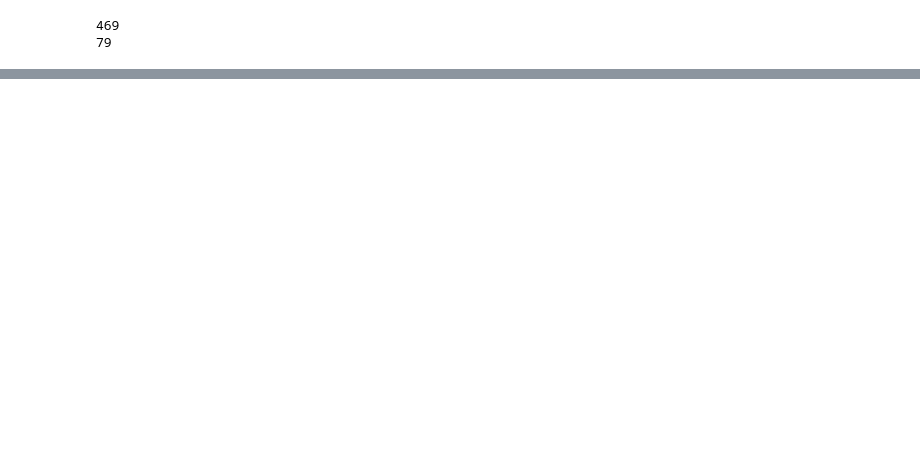
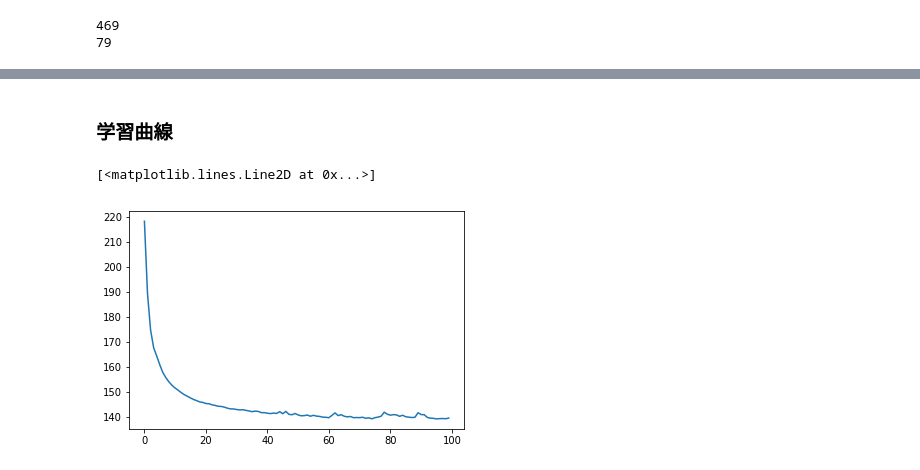
Before and after one commit to aidiary/pytorch-examples, a Jupyter notebook: notebooks/180221-variational-autoencoder.ipynb, the cells around one changed output, grey strips where cells are left out. Drawn from its saved outputs; the diff is of its cells as text; code cells hidden in the pictures; blank space fills up the shorter version.

```diff
--- a/notebooks/180221-variational-autoencoder.ipynb
+++ b/notebooks/180221-variational-autoencoder.ipynb
@@ -35 +22,6 @@ if cuda:
+# %%
+batch_size = 128
+num_epochs = 100
+seed = 1
+out_dir = './vae_2'
 # %%
@@ -64,0 +227,8 @@ print(len(test_loader))
+# %% [markdown]
+### 学習曲線
+# %%
+loss_list = np.load('{}/loss_list.npy'.format(out_dir))
+plt.plot(loss_list)
+# %% [output]
+[<matplotlib.lines.Line2D at 0x...>]
+[figure, added]
```
Also changed, not shown: parts of 44 cells of this notebook.
